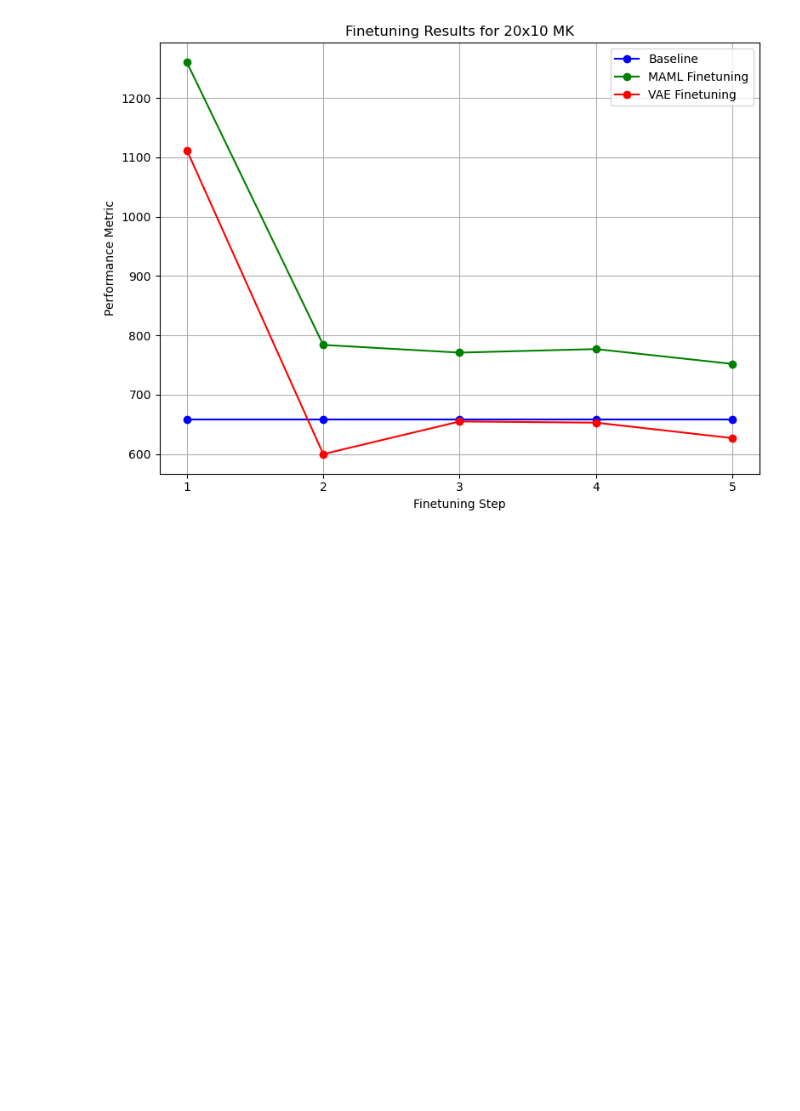
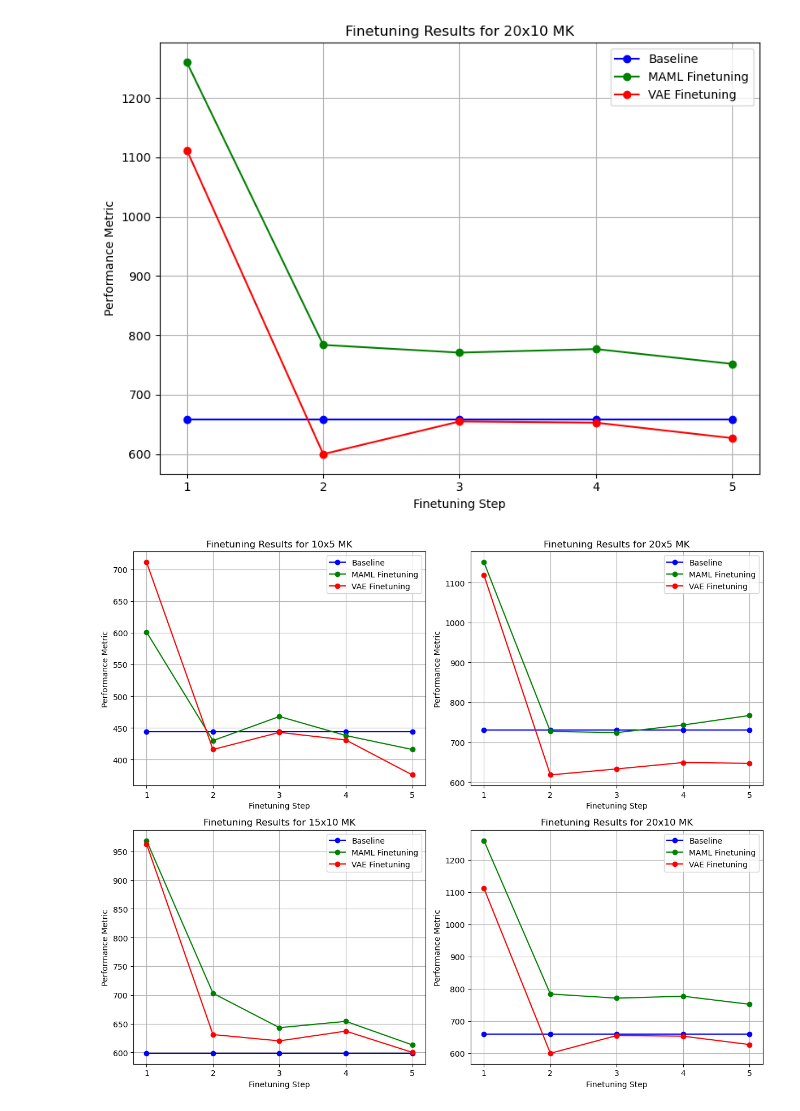
Before and after one commit to wulincong/FJSP-DRL, a Jupyter notebook: plot_imgs/finetuning_result.ipynb, the cells around one changed output. Cells and saved outputs as stored; diff of their text form; code cells hidden in the pictures; blank space fills up the shorter version.

```diff
--- a/plot_imgs/finetuning_result.ipynb
+++ b/plot_imgs/finetuning_result.ipynb
@@ -370,8 +377,9 @@ for idx, (problem, results) in enumerate(data.items()):
             marker=markers[i], markersize=6, color=colors[i]
         )
     # Set the "title" below each subplot as the x-label
-    axes[idx].set_xlabel(f'({letter}) {problem}', fontsize=18)  # Simulate title below plot
-    axes[idx].set_ylabel('Makespan', fontsize=12)
+    axes[idx].text(0.5, -0.2, f'({letter}) {problem}', ha='center', va='center', fontsize=20, transform=axes[idx].transAxes)
+    axes[idx].set_xlabel('Finetuning Epoch', fontsize=14)  # X-axis label font size
+    axes[idx].set_ylabel('Total Reward', fontsize=12)
     axes[idx].set_xticks(epochs)  # Set x-axis step to 1
     axes[idx].legend()
 
@@ -433,3 +441,55 @@ plot_finetuning_results()
 [figure]
 [figure]
 [figure]
+# %%
+import matplotlib.pyplot as plt
+
+# 数据
+baseline = {
+    '10x5 MK': [444.4, 444.4, 444.4, 444.4, 444.4],
+    '20x5 MK': [730.7, 730.7, 730.7, 730.7, 730.7],
+    '15x10 MK':[598.4, 598.4, 598.4, 598.4, 598.4],
+    '20x10 MK': [659.0, 659.0, 659.0, 659.0, 659.0]
+}
+
+MAML_finetuning = {
+    '10x5 MK':  [601.0, 430.0, 468.0, 438.0, 416.0],
+    '20x5 MK': [1151.0, 727.0, 724.0, 743.0, 767.0],
+    '15x10 MK':[969.0, 703.0, 643.0, 654.0, 613.0],
+    '20x10 MK': [1260.0, 784.0, 771.0, 777.0, 752.0],
+}
+
+VAE_finetuning = {
+    '10x5 MK':  [711.0, 416.0, 443.0, 431.0, 376.0],
+    '20x5 MK': [1119.0, 618.0, 633.0, 649.0, 647.0],
+    '15x10 MK':[963.0, 631.0, 620.0, 637.0, 600.0],
+    '20x10 MK': [1112.0, 600.0, 655.0, 653.0, 627.0],
+}
+
+# 绘制每个问题的折线图
+def plot_finetuning_results():
+    fig, axes = plt.subplots(2, 2, figsize=(12, 10))  # 创建2x2子图布局
+    axes = axes.flatten()  # 将二维数组展平，方便访问
+
+    for idx, problem in enumerate(baseline.keys()):
+        ax = axes[idx]  # 获取当前子图
+        ax.plot(range(1, 6), baseline[problem], label='Baseline', marker='o', linestyle='-', color='blue')
+        ax.plot(range(1, 6), MAML_finetuning[problem], label='MAML Finetuning', marker='o', linestyle='-', color='green')
+        ax.plot(range(1, 6), VAE_finetuning[problem], label='VAE Finetuning', marker='o', linestyle='-', color='red')
+
+        # 添加标题和标签
+        ax.set_title(f'Finetuning Results for {problem}')
+        ax.set_xlabel('Finetuning Step')
+        ax.set_ylabel('Performance Metric')
+        ax.set_xticks(range(1, 6))
+        ax.grid(True)
+        ax.legend()
+
+    # 调整布局
+    plt.tight_layout()
+    plt.show()
+
+# 调用函数绘制图表
+plot_finetuning_results()
+# %% [output]
+[figure, added]
```
Also changed, not shown: parts of 4 cells of this notebook, 35 other files.
